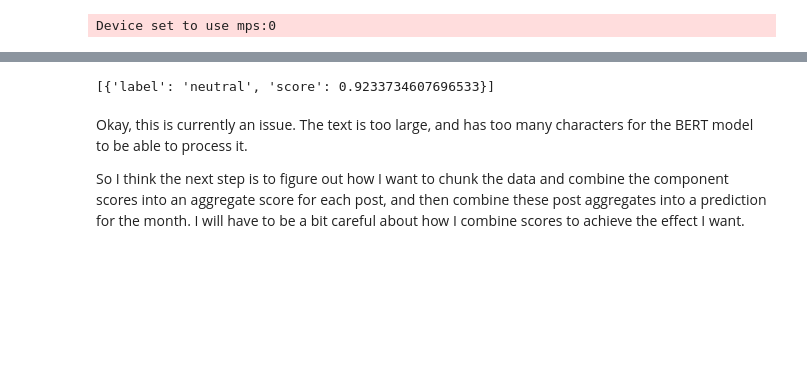
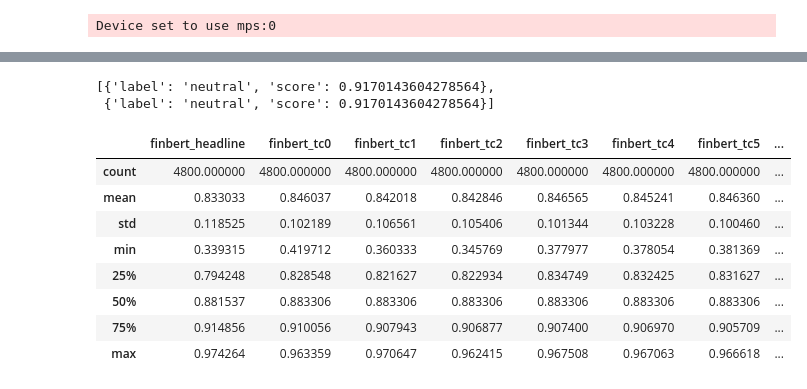
Before and after one commit to uparkh/news-stock-predictions, a Jupyter notebook: uparekh2-reddit/3_sentiment_analysis.ipynb, the cells around one changed output, grey strips where cells are left out. Cells and saved outputs as stored; diff of their text form; code cells hidden in the pictures; blank space fills up the shorter version.

Commit message:
finbert analysis complete, compared and will be using NLTK for Reddit moving forward

```diff
--- a/uparekh2-reddit/3_sentiment_analysis.ipynb
+++ b/uparekh2-reddit/3_sentiment_analysis.ipynb
@@ -154,9 +171,36 @@ RuntimeError: The size of tensor a (26201) must match the size of tensor b (512)
-# %%
-finance_sentiment(df_combined['text'].iloc[0][:512])
-# %% [output]
-[{'label': 'neutral', 'score': 0.9233734607696533}]
-# %% [markdown]
-Okay, this is currently an issue. The text is too large, and has too many characters for the BERT model to be able to process it.
-
-So I think the next step is to figure out how I want to chunk the data and combine the component scores into an aggregate score for each post, and then combine these post aggregates into a prediction for the month.
-I will have to be a bit careful about how I combine scores to achieve the effect I want.
+# %%
+finance_sentiment([sample_headline, sample_headline])
+# %% [output]
+[{'label': 'neutral', 'score': 0.9170143604278564},
+ {'label': 'neutral', 'score': 0.9170143604278564}]
+# %%
+from nltk import word_tokenize
+from tqdm import tqdm
+
+# Trim length of all entries to 256 tokens
+# BERT tokens are defined differently to NLTK tokens, so I ran into issues with only accepting
+# 512 tokens. I decided to use 256 tokens instead to avoid this issue.
+def trim(text: str) -> str:
+    tokens = word_tokenize(text)
+    text = ' '.join(tokens[:256])
+    return text
+
+for col in tqdm(cols):
+    df[col] = df[col].apply(trim)
+# %%
+# Batch processing because we are interfacing with an ML model, faster than processing one by one
+for col in tqdm(cols):
+    df[f'finbert_{col}'] = finance_sentiment(df[col].tolist())['score']
+# %%
+finbert_cols = ['finbert_' + col for col in cols]
+df[finbert_cols].describe()
+# %% [output]
+|  | finbert_headline | finbert_tc0 | finbert_tc1 | finbert_tc2 | finbert_tc3 | finbert_tc4 | finbert_tc5 | ... |
+| count | 4800.000000 | 4800.000000 | 4800.000000 | 4800.000000 | 4800.000000 | 4800.000000 | 4800.000000 | ... |
+| mean | 0.833033 | 0.846037 | 0.842018 | 0.842846 | 0.846565 | 0.845241 | 0.846360 | ... |
+| std | 0.118525 | 0.102189 | 0.106561 | 0.105406 | 0.101344 | 0.103228 | 0.100460 | ... |
+| min | 0.339315 | 0.419712 | 0.360333 | 0.345769 | 0.377977 | 0.378054 | 0.381369 | ... |
+| 25% | 0.794248 | 0.828548 | 0.821627 | 0.822934 | 0.834749 | 0.832425 | 0.831627 | ... |
+| 50% | 0.881537 | 0.883306 | 0.883306 | 0.883306 | 0.883306 | 0.883306 | 0.883306 | ... |
+| 75% | 0.914856 | 0.910056 | 0.907943 | 0.906877 | 0.907400 | 0.906970 | 0.905709 | ... |
+| max | 0.974264 | 0.963359 | 0.970647 | 0.962415 | 0.967508 | 0.967063 | 0.966618 | ... |
```
Also changed, not shown: parts of 16 cells of this notebook, 1 other file.
